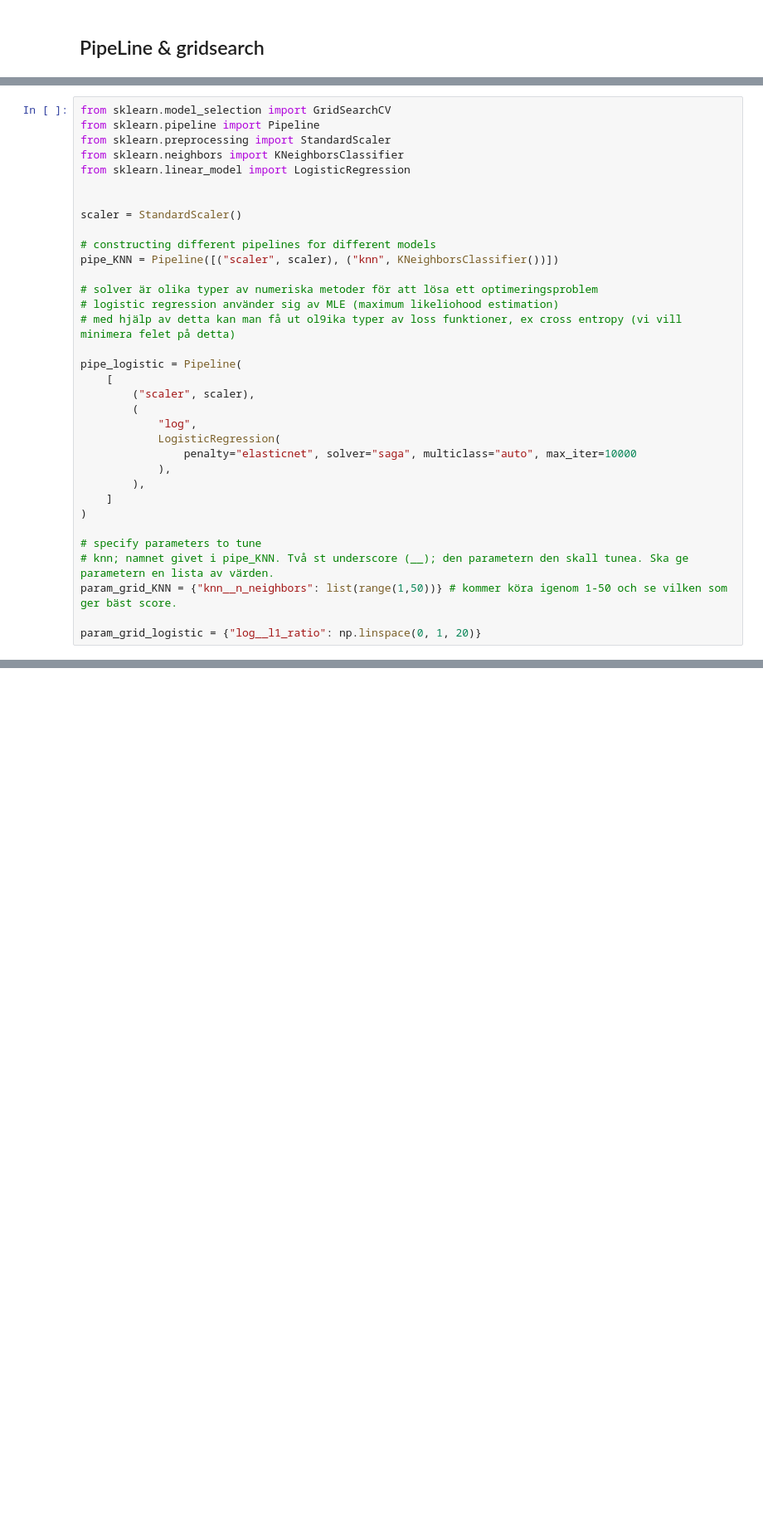
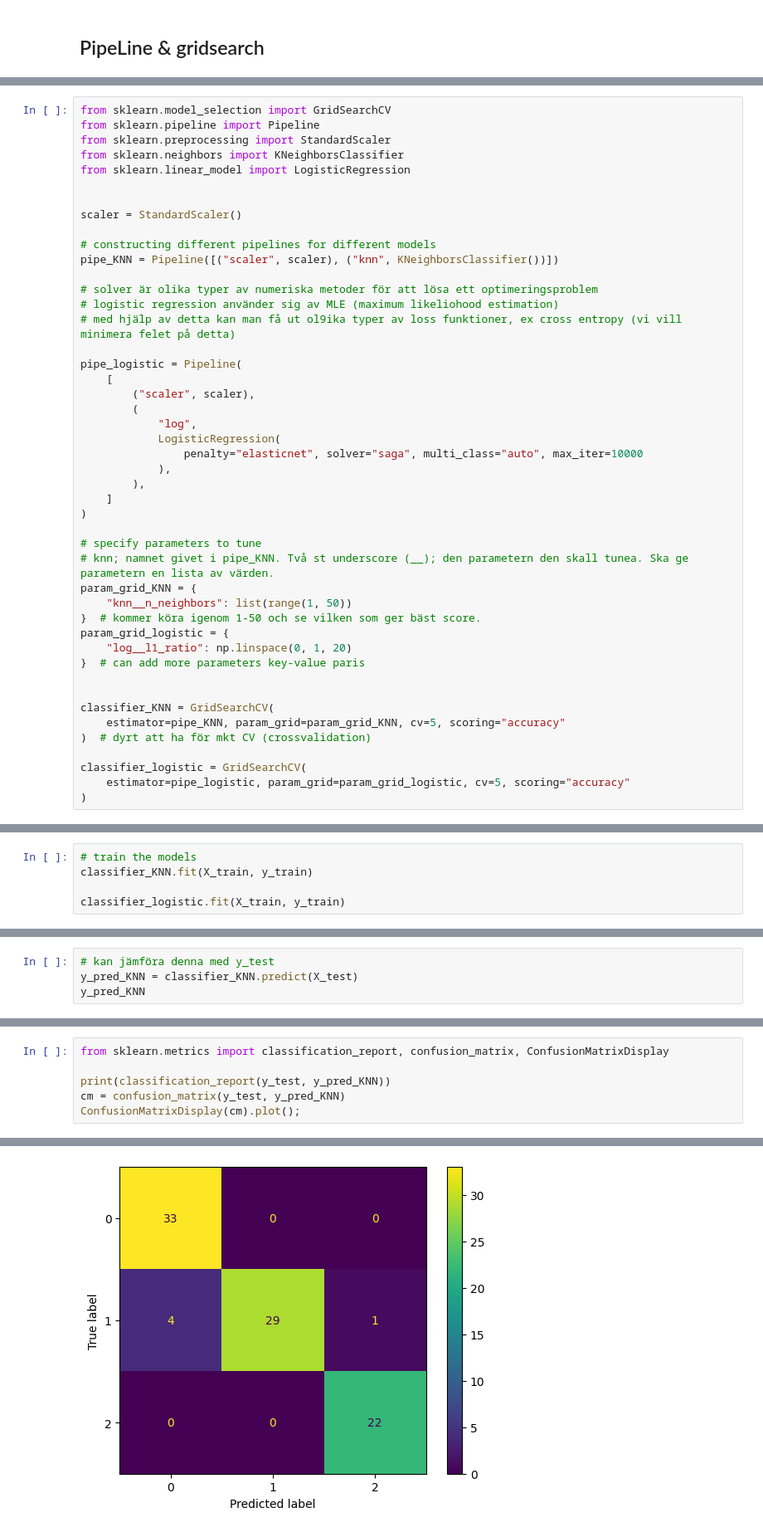
Before and after one commit to JonasBE13/machine-learning-jonas-bengtstrom, a Jupyter notebook: Code-along/L7-Gridsearch_pipeline.ipynb, the cells around one changed output, grey strips where cells are left out. Shown: that part at 83% size. Cells and saved outputs as stored; diff of their text form; blank space fills up the shorter version.

```diff
--- a/Code-along/L7-Gridsearch_pipeline.ipynb
+++ b/Code-along/L7-Gridsearch_pipeline.ipynb
@@ -75,7 +77,7 @@ pipe_logistic = Pipeline(
         (
             "log",
             LogisticRegression(
-                penalty="elasticnet", solver="saga", multiclass="auto", max_iter=10000
+                penalty="elasticnet", solver="saga", multi_class="auto", max_iter=10000
             ),
         ),
     ]
@@ -83,6 +85,18 @@ pipe_logistic = Pipeline(
 
 # specify parameters to tune
 # knn; namnet givet i pipe_KNN. Två st underscore (__); den parametern den skall tunea. Ska ge parametern en lista av värden.
-param_grid_KNN = {"knn__n_neighbors": list(range(1,50))} # kommer köra igenom 1-50 och se vilken som ger bäst score.
+param_grid_KNN = {
+    "knn__n_neighbors": list(range(1, 50))
+}  # kommer köra igenom 1-50 och se vilken som ger bäst score.
+param_grid_logistic = {
+    "log__l1_ratio": np.linspace(0, 1, 20)
+}  # can add more parameters key-value paris
 
-param_grid_logistic = {"log__l1_ratio": np.linspace(0, 1, 20)}
+
+classifier_KNN = GridSearchCV(
+    estimator=pipe_KNN, param_grid=param_grid_KNN, cv=5, scoring="accuracy"
+)  # dyrt att ha för mkt CV (crossvalidation)
+
+classifier_logistic = GridSearchCV(
+    estimator=pipe_logistic, param_grid=param_grid_logistic, cv=5, scoring="accuracy"
+)
@@ -88,0 +131,5 @@ param_grid_logistic = {"log__l1_ratio": np.linspace(0, 1, 20)}
+# %%
+# train the models
+classifier_KNN.fit(X_train, y_train)
+
+classifier_logistic.fit(X_train, y_train)
@@ -88,0 +189,4 @@ param_grid_logistic = {"log__l1_ratio": np.linspace(0, 1, 20)}
+# %%
+# kan jämföra denna med y_test
+y_pred_KNN = classifier_KNN.predict(X_test)
+y_pred_KNN
@@ -88,0 +199,7 @@ param_grid_logistic = {"log__l1_ratio": np.linspace(0, 1, 20)}
+# %%
+from sklearn.metrics import classification_report, confusion_matrix, ConfusionMatrixDisplay
+
+print(classification_report(y_test, y_pred_KNN))
+cm = confusion_matrix(y_test, y_pred_KNN)
+ConfusionMatrixDisplay(cm).plot();
+# %% [output]
@@ -88,0 +215 @@ param_grid_logistic = {"log__l1_ratio": np.linspace(0, 1, 20)}
+[figure, added]
```
Also changed, not shown: parts of 12 cells of this notebook.
